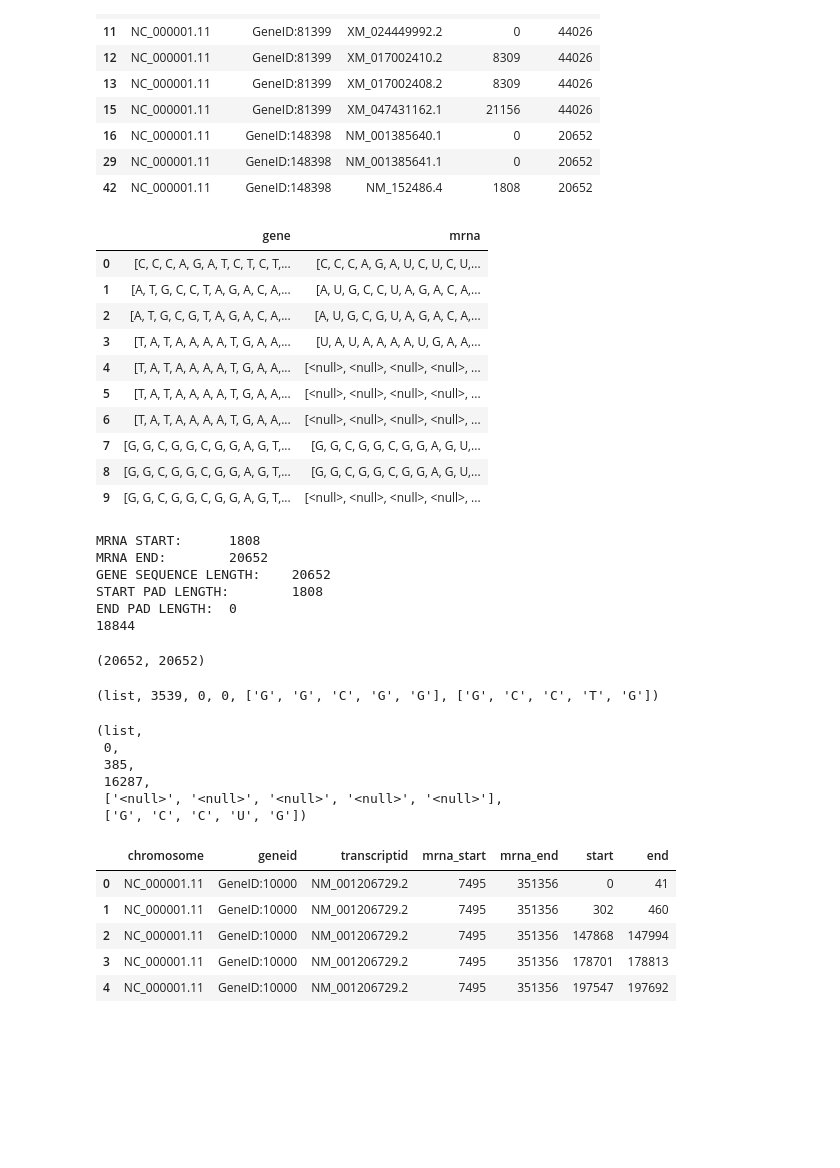
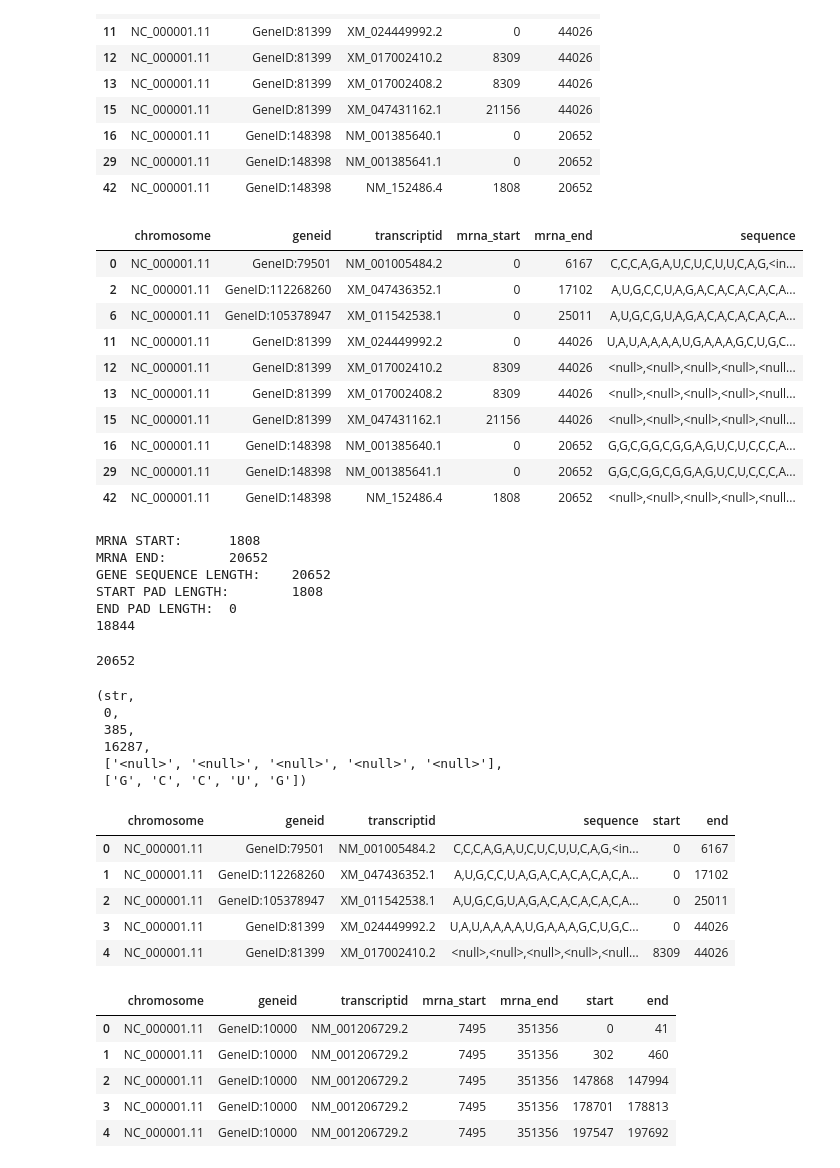
Before and after one commit to DataAndDeadlifts/main, a Jupyter notebook: nbs/03 training.transcription.generation.ipynb, the cells around one changed output. Saved outputs shown, nothing was run; the diff lists cells and outputs as text; code cells hidden in the pictures; blank space fills up the shorter version.

```diff
--- a/nbs/03 training.transcription.generation.ipynb
+++ b/nbs/03 training.transcription.generation.ipynb
@@ -63,6 +61,6 @@ for p in [genes_path, intron_locations_path]:
 example_chromosome = "NC_000001.11"
 # %%
 #| hide
-genes = get_chromosome_genes(latest_assembly_path, chromosome=example_chromosome)
+genes = get_genes(latest_assembly_path, chromosome=example_chromosome)
 genes.head()
 # %% [output]
@@ -194,7 +193,8 @@ def get_mrna_from_gene(
         intron_locations: list[tuple[int, int]],
         intron_token: str = INTRON_TOK,
         untranscribed_token: str = NULL_TOK,
-        debug: bool = False) -> tuple[list[str], list[str]]:
+        sep: str = ",",
+        debug: bool = False) -> str:
     "Get annotated input and target sequences for a given mRNA."
     gene_sequence_length = len(gene_sequence)
     start_pad_len = mrna_start
@@ -218,9 +218,7 @@ def get_mrna_from_gene(
     if end_pad_len > 0:
         end_pad = ([untranscribed_token] * end_pad_len)
         mrna = mrna + end_pad
-    gene = list(gene_sequence)
-    mrna = [n if n != "T" else "U" for n in mrna]
-    return gene, mrna
+    return sep.join([n if n != "T" else "U" for n in mrna])
 # %%
 #| hide
 example_mrna = intron_locations[['chromosome', 'geneid', 'transcriptid', 'mrna_start', 'mrna_end']].drop_duplicates().head(10)
@@ -246,31 +244,37 @@ example_mrna_sequences = example_mrna.apply(lambda row: get_mrna_from_gene(
         row.chromosome, row.geneid, row.transcriptid,
         intron_locations[intron_locations.chromosome==row.chromosome])),
     axis=1)
+example_mrna_sequences.name = "sequence"
+example_mrna_sequences = pd.concat(
+    [
+        example_mrna,
+        example_mrna_sequences
+    ],axis=1)
 # %%
 #| hide
-pd.DataFrame(example_mrna_sequences.values.tolist(), columns=['gene', 'mrna'])
+example_mrna_sequences
 # %% [output]
-|  | gene | mrna |
-| 0 | [C, C, C, A, G, A, T, C, T, C, T,... | [C, C, C, A, G, A, U, C, U, C, U,... |
-| 1 | [A, T, G, C, C, T, A, G, A, C, A,... | [A, U, G, C, C, U, A, G, A, C, A,... |
-| 2 | [A, T, G, C, G, T, A, G, A, C, A,... | [A, U, G, C, G, U, A, G, A, C, A,... |
-| 3 | [T, A, T, A, A, A, A, T, G, A, A,... | [U, A, U, A, A, A, A, U, G, A, A,... |
-| 4 | [T, A, T, A, A, A, A, T, G, A, A,... | [<null>, <null>, <null>, <null>, ... |
-| 5 | [T, A, T, A, A, A, A, T, G, A, A,... | [<null>, <null>, <null>, <null>, ... |
-| 6 | [T, A, T, A, A, A, A, T, G, A, A,... | [<null>, <null>, <null>, <null>, ... |
-| 7 | [G, G, C, G, G, C, G, G, A, G, T,... | [G, G, C, G, G, C, G, G, A, G, U,... |
-| 8 | [G, G, C, G, G, C, G, G, A, G, T,... | [G, G, C, G, G, C, G, G, A, G, U,... |
-| 9 | [G, G, C, G, G, C, G, G, A, G, T,... | [<null>, <null>, <null>, <null>, ... |
+|  | chromosome | geneid | transcriptid | mrna_start | mrna_end | sequence |
+| 0 | NC_000001.11 | GeneID:79501 | NM_001005484.2 | 0 | 6167 | C,C,C,A,G,A,U,C,U,C,U,U,C,A,G,<in... |
+| 2 | NC_000001.11 | GeneID:112268260 | XM_047436352.1 | 0 | 17102 | A,U,G,C,C,U,A,G,A,C,A,C,A,C,A,C,A... |
+| 6 | NC_000001.11 | GeneID:105378947 | XM_011542538.1 | 0 | 25011 | A,U,G,C,G,U,A,G,A,C,A,C,A,C,A,C,A... |
+| 11 | NC_000001.11 | GeneID:81399 | XM_024449992.2 | 0 | 44026 | U,A,U,A,A,A,A,U,G,A,A,A,G,C,U,G,C... |
+| 12 | NC_000001.11 | GeneID:81399 | XM_017002410.2 | 8309 | 44026 | <null>,<null>,<null>,<null>,<null... |
+| 13 | NC_000001.11 | GeneID:81399 | XM_017002408.2 | 8309 | 44026 | <null>,<null>,<null>,<null>,<null... |
+| 15 | NC_000001.11 | GeneID:81399 | XM_047431162.1 | 21156 | 44026 | <null>,<null>,<null>,<null>,<null... |
+| 16 | NC_000001.11 | GeneID:148398 | NM_001385640.1 | 0 | 20652 | G,G,C,G,G,C,G,G,A,G,U,C,U,C,C,C,A... |
+| 29 | NC_000001.11 | GeneID:148398 | NM_001385641.1 | 0 | 20652 | G,G,C,G,G,C,G,G,A,G,U,C,U,C,C,C,A... |
+| 42 | NC_000001.11 | GeneID:148398 | NM_152486.4 | 1808 | 20652 | <null>,<null>,<null>,<null>,<null... |
 # %%
 #| hide
-example_annotated_gene, example_annotated_mrna = get_mrna_from_gene(
+example_annotated_mrna = get_mrna_from_gene(
     example_gene_sequence,
     example_intron.mrna_start, example_intron.mrna_end,
     example_mrna_intron_locations,
     debug=True
 )
 print(example_intron.mrna_end - example_intron.mrna_start)
-len(example_annotated_gene), len(example_annotated_mrna)
+len(example_annotated_mrna.split(","))
 # %% [output]
 MRNA START:      1808
 MRNA END:        20652
@@ -278,21 +282,15 @@ GENE SEQUENCE LENGTH:    20652
 START PAD LENGTH:        1808
 END PAD LENGTH:  0
 18844
-(20652, 20652)
+20652
 # %%
 #| hide
-type(example_annotated_gene), example_annotated_gene.count("T"), example_annotated_gene.count("U"), \
-    example_annotated_gene.count("<intron>"), example_annotated_gene[0:5], example_annotated_gene[-5:]
+type(example_annotated_mrna), example_annotated_mrna.count("T"), example_annotated_mrna.count("U"), \
+    example_annotated_mrna.count("<intron>"), example_annotated_mrna.split(",")[0:5], example_annotated_mrna.split(",")[-5:]
 # %% [output]
-(list, 3539, 0, 0, ['G', 'G', 'C', 'G', 'G'], ['G', 'C', 'C', 'T', 'G'])
+(str,
+ 0,
+ 385,
+ 16287,
+ ['<null>', '<null>', '<null>', '<null>', '<null>'],
+ ['G', 'C', 'C', 'U', 'G'])
-# %%
-#| hide
-type(example_annotated_mrna), example_annotated_mrna.count("T"), example_annotated_mrna.count("U"), \
-    example_annotated_mrna.count("<intron>"), example_annotated_mrna[0:5], example_annotated_mrna[-5:]
-# %% [output]
-(list,
- 0,
- 385,
- 16287,
- ['<null>', '<null>', '<null>', '<null>', '<null>'],
- ['G', 'C', 'C', 'U', 'G'])
@@ -299,3 +377,14 @@ type(example_annotated_mrna), example_annotated_mrna.count("T"), example_annotat
+# %%
+#| hide
+example_mrna_df = get_mrna(latest_assembly_path, limit = 5)
+example_mrna_df.head()
+# %% [output]
+|  | chromosome | geneid | transcriptid | sequence | start | end |
+| 0 | NC_000001.11 | GeneID:79501 | NM_001005484.2 | C,C,C,A,G,A,U,C,U,C,U,U,C,A,G,<in... | 0 | 6167 |
+| 1 | NC_000001.11 | GeneID:112268260 | XM_047436352.1 | A,U,G,C,C,U,A,G,A,C,A,C,A,C,A,C,A... | 0 | 17102 |
+| 2 | NC_000001.11 | GeneID:105378947 | XM_011542538.1 | A,U,G,C,G,U,A,G,A,C,A,C,A,C,A,C,A... | 0 | 25011 |
+| 3 | NC_000001.11 | GeneID:81399 | XM_024449992.2 | U,A,U,A,A,A,A,U,G,A,A,A,G,C,U,G,C... | 0 | 44026 |
+| 4 | NC_000001.11 | GeneID:81399 | XM_017002410.2 | <null>,<null>,<null>,<null>,<null... | 8309 | 44026 |
 # %%
 #| export
 def get_mrna_locations(locations: pd.DataFrame) -> pd.DataFrame:
```
Also changed, not shown: parts of 8 cells of this notebook, 10 other files.
